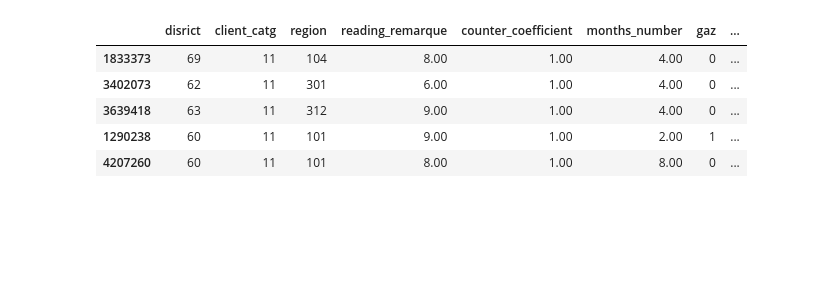
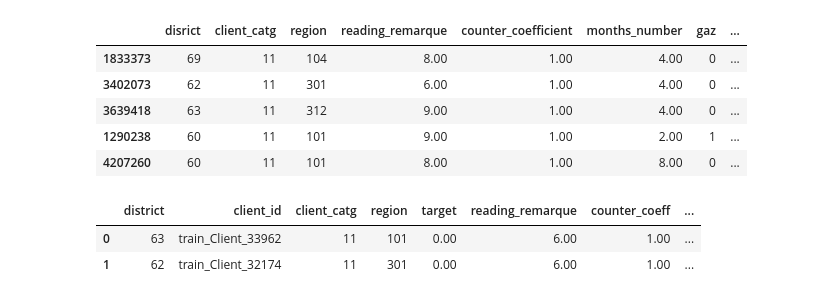
Before and after one commit to MaJo632/my_ml_project, a Jupyter notebook: 0306_EDA_FEATUREENG.ipynb, the cells around one changed output. Drawn from its saved outputs; the diff is of its cells as text; code cells hidden in the pictures; blank space fills up the shorter version.

```diff
--- a/0306_EDA_FEATUREENG.ipynb
+++ b/0306_EDA_FEATUREENG.ipynb
@@ -425,3 +435,9 @@ X_test.head()
 | 3639418 | 63 | 11 | 312 | 9.00 | 1.00 | 4.00 | 0 | ... |
 | 1290238 | 60 | 11 | 101 | 9.00 | 1.00 | 2.00 | 1 | ... |
 | 4207260 | 60 | 11 | 101 | 8.00 | 1.00 | 8.00 | 0 | ... |
+# %%
+X_train.head(2)
+# %% [output]
+|  | district | client_id | client_catg | region | target | reading_remarque | counter_coeff | ... |
+| 0 | 63 | train_Client_33962 | 11 | 101 | 0.00 | 6.00 | 1.00 | ... |
+| 1 | 62 | train_Client_32174 | 11 | 301 | 0.00 | 6.00 | 1.00 | ... |
```
Also changed, not shown: parts of 5 cells of this notebook, 1 other file.
